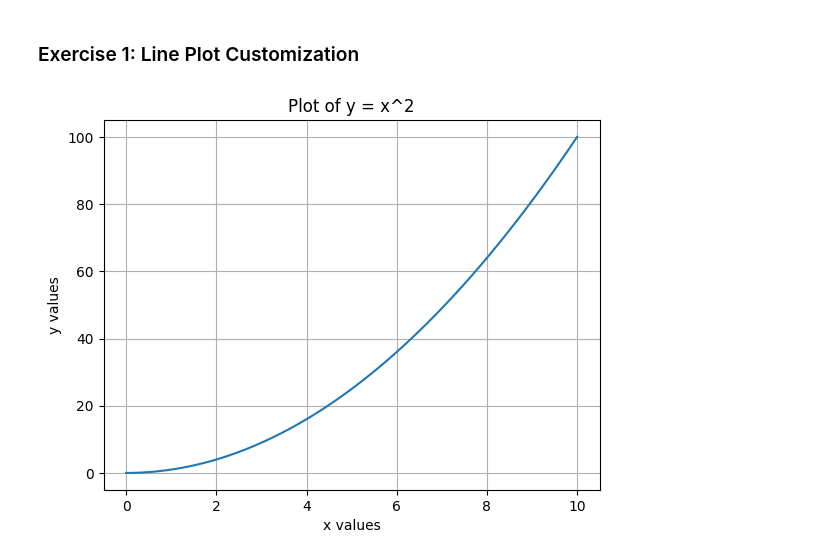
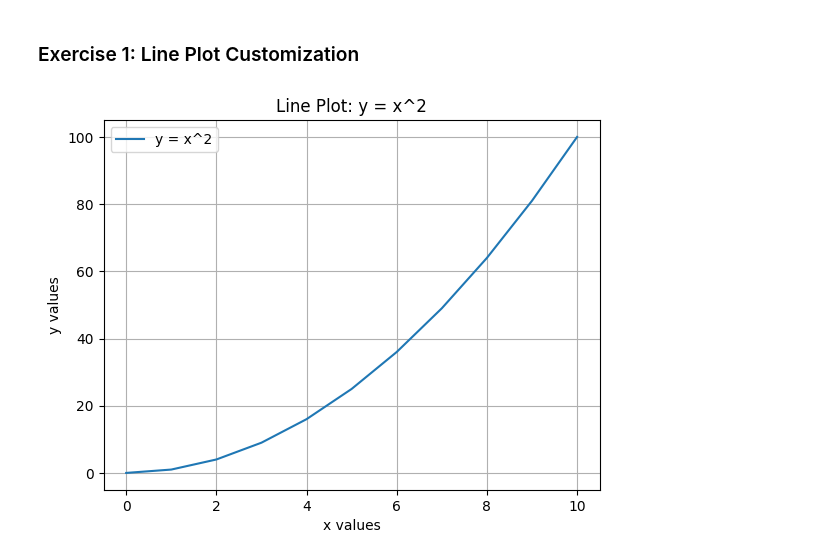
Before and after one commit to Varshaa2121/python-jupyter-template, a Jupyter notebook: src/1-line-plot.ipynb, the cells around one changed output. Cells and saved outputs as stored; diff of their text form; code cells hidden in the pictures.

Commit message:
create code for the following plots

```diff
--- a/src/1-line-plot.ipynb
+++ b/src/1-line-plot.ipynb
@@ -3,24 +3,39 @@
 # %%
 # TASK: Create a line plot with x values ranging from 0 to 10 and y values as the square of x.
 # Customize the plot by adding a title, labels for both axes, and a grid.
 
 import matplotlib.pyplot as plt
-import numpy as np
 
-# Generate data
-x = np.linspace(0, 10, 100)
-y = x**2
+def plot_line():
+    try:
+        # Generate x values from 0 to 10
+        x = list(range(11))
+        # Compute y values as the square of x
+        y = [i ** 2 for i in x]
 
-# Create the plot
-plt.plot(x, y)
+        # Ensure x and y are of the same length and contain only numbers
+        if len(x) != len(y):
+            raise ValueError("x and y must have the same length.")
+        if not all(isinstance(i, (int, float)) for i in x + y):
+            raise ValueError("x and y must contain only numerical values.")
 
-# Customize the plot
-plt.title('Plot of y = x^2')
-plt.xlabel('x values')
-plt.ylabel('y values')
-plt.grid(True)
+        # Create the plot
+        plt.plot(x, y, label='y = x^2')
 
-# Show the plot
-plt.show()
+        # Customize the plot
+        plt.title("Line Plot: y = x^2")  # Title of the plot
+        plt.xlabel("x values")  # Label for x-axis
+        plt.ylabel("y values")  # Label for y-axis
+        plt.grid(True)  # Add grid
+        plt.legend()  # Display legend
+
+        # Show the plot
+        plt.show()
+
+    except Exception as e:
+        print(f"Error: {e}")
+
+# Call the function to generate the plot
+plot_line()
 # %% [output]
-[figure, old version]
+[figure, new version]
```
Also changed, not shown: 6 other files.
